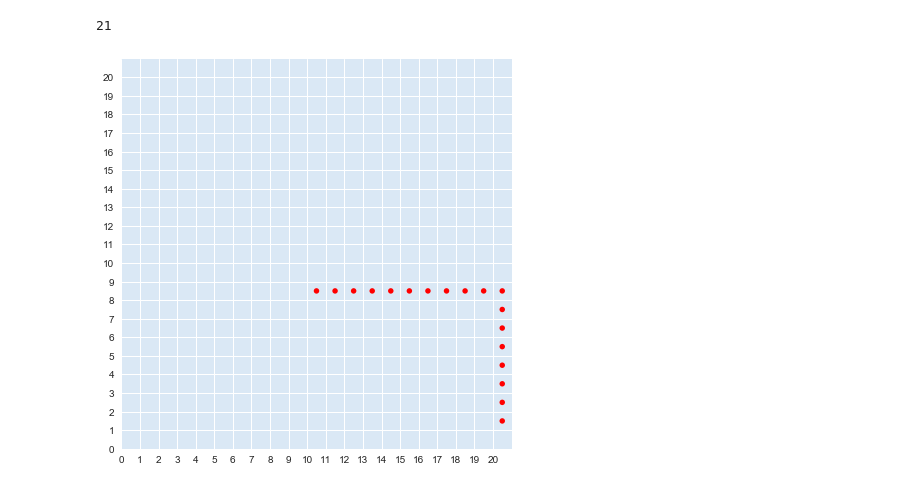
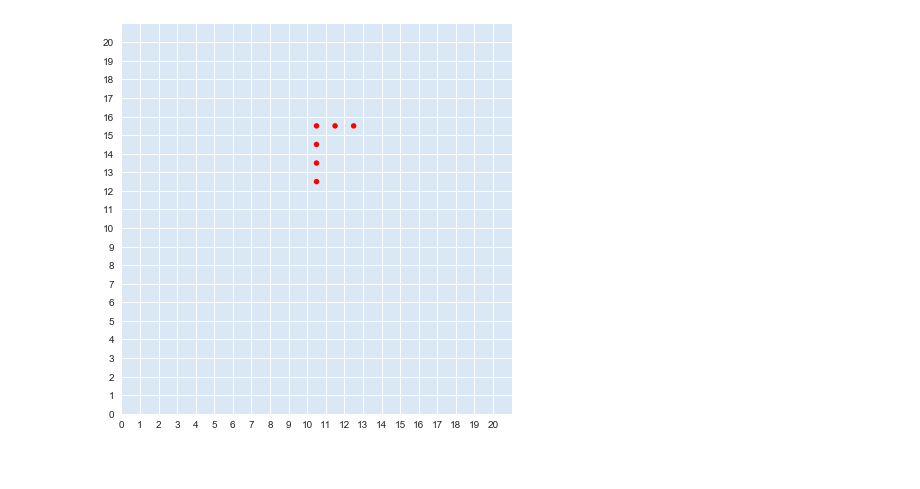
Before and after one commit to sharma-arjun/DirectedInfo-GAIL, a Jupyter notebook: plots/plot_trajectories.ipynb, the cells around one changed output. Drawn from its saved outputs; the diff is of its cells as text; code cells hidden in the pictures.

```diff
--- a/plots/plot_trajectories.ipynb
+++ b/plots/plot_trajectories.ipynb
@@ -77,6 +78,7 @@ def plot_data_n_colors_policy(data, grid_size, policy,
     fig.show()
 
 def plot_trajectory(traj_data, grid_size,
+                    pred_traj_data=None,
                     bounds=[-100, -.5, .5, 100],
                     color_map=['black', 'grey', 'red'],
                     save_path='', figsize=(6,6)):
@@ -103,6 +105,11 @@ def plot_trajectory(traj_data, grid_size,
         ax.scatter(x=y + 0.5, y=grid_size - 1 - x + 0.5, c='r',
                        s=120, marker='.', edgecolors='none')
 
+        if pred_traj_data is not None:
+            pred_x, pred_y = pred_traj_data[i, 0], pred_traj_data[i, 1]
+            ax.scatter(x=y + 0.75, y=grid_size - 1 - x + 0.75, c='g',
+                       s=120, marker='.', edgecolors='none')
+
     if len(save_path) > 0:
         fig.savefig(save_path)
 
@@ -111,26 +118,25 @@ def plot_trajectory(traj_data, grid_size,
 # %%
 def plot_expert_trajectories_from_h5(expert_h5_path, num_traj_to_plot=10):
     expert = ExpertHDF5(expert_h5_path, 2)
     # Push data into memory
     expert.push()
 
     expert_data = expert.sample(num_traj_to_plot)
 
     for i in range(num_traj_to_plot):
         ep_states = expert_data.state[i]
         ep_actions = expert_data.action[i]
         # get (x, y) states for trajectories
         ep_positions = ep_states[:, :2]
         # Plot trajectory
         plot_trajectory(ep_positions,
                         21,
                         color_map=sns.color_palette("Blues_r"),
                         figsize=(6, 6))
 
 
-plot_expert_trajectories_from_h5('../h5_trajs/diverse_path_trajs',
+plot_expert_trajectories_from_h5('../h5_trajs/L_trajs',
                                  num_traj_to_plot=1,
                                  )
 # %% [output]
-21
-[figure, old version]
+[figure, new version]
```
Also changed, not shown: parts of 2 cells of this notebook, 2 other files.
